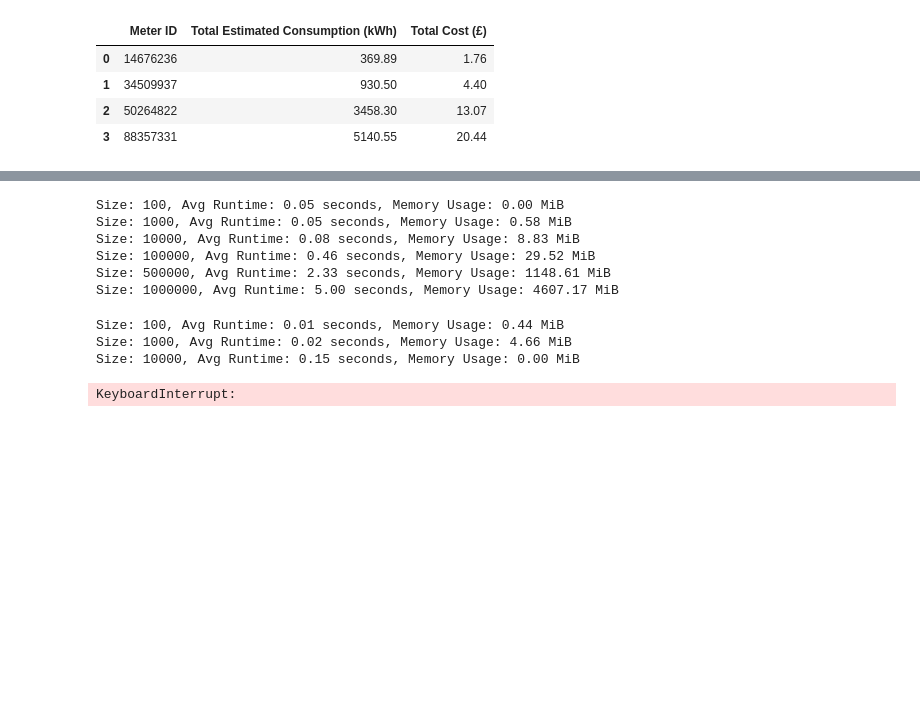
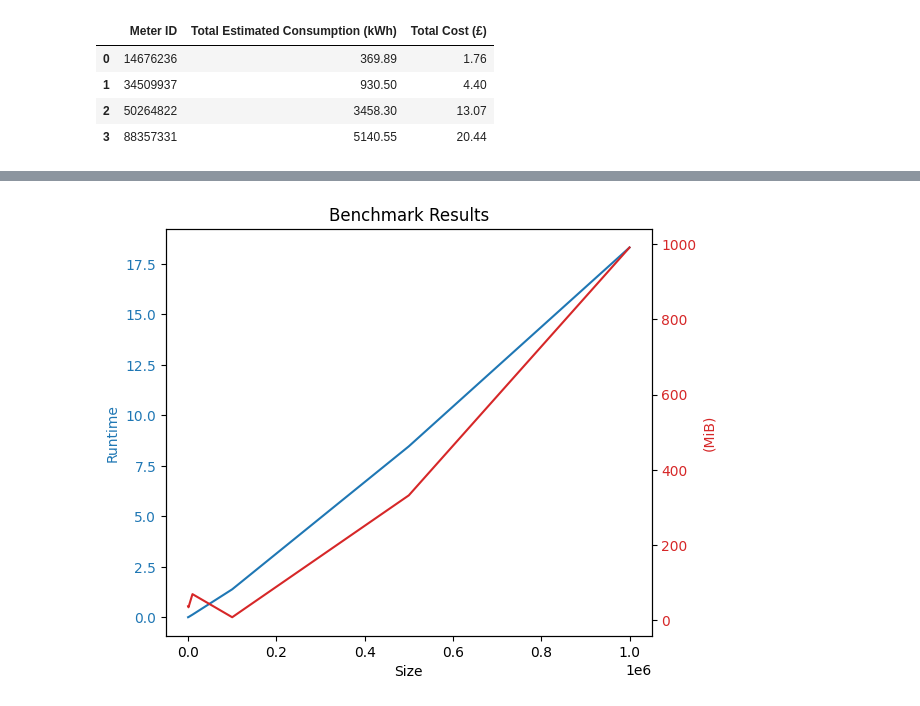
Before and after one commit to katiekimaram/python-assessment, a Jupyter notebook: revision.ipynb, the cells around one changed output, grey strips where cells are left out. Cells and saved outputs as stored; diff of their text form; code cells hidden in the pictures; blank space fills up the shorter version.

Commit message:
added benchmark graph

```diff
--- a/revision.ipynb
+++ b/revision.ipynb
@@ -152,13 +135,14 @@ from memory_profiler import memory_usage
 def benchmark(fn, size, seed=42, days=30):
     m = gen_meter_list(size, ez, seed)
     c = gen_consumption_list(m, '2024-01-01', days)
+    rates = read_csv("./data/rate.csv")
 
     # execution time
-    exe_time = timeit.timeit(lambda: fn(m,c), number=10)
+    exe_time = timeit.timeit(lambda: fn(rates,m,c), number=10)
     avg_time = exe_time / 10
 
     # memory usage
-    mem = memory_usage((calc_cost, (m, c)), max_iterations=1)
+    mem = memory_usage((calc_cost, (rates, m, c)), max_iterations=1)
     avg_mem = max(mem) - min(mem)
 
     return avg_time, avg_mem
@@ -170,8 +154,10 @@ def benchmark_test(fn):
 
     for size in sizes:
         runtime, mem_usage = benchmark(fn, size)
-        results.append((size, runtime))
+        results.append([size, runtime, mem_usage])
         print(f"Size: {size}, Avg Runtime: {runtime:.2f} seconds, Memory Usage: {mem_usage:.2f} MiB")
 
-benchmark_test(calc_cost)
+    return results
+
+matrix = benchmark_test(calc_cost)
 # %% [output]
@@ -184,65 +171,30 @@ Size: 1000000, Avg Runtime: 19.37 seconds, Memory Usage: 1002.69 MiB
-# %%
-import dask.dataframe as dd
-
-def calc_cost_dask(meter, consumption):
-    meter_dask = dd.from_pandas(meter, npartitions=4)
-    consumption_dask = dd.from_pandas(consumption, npartitions=4)
-
-    meters_and_consumption = dd.merge(meter_dask, consumption_dask, on='meter_id')
-
-    meters_and_consumption['rate_p_per_kwh'] = meters_and_consumption['aq_kwh'] / meters_and_consumption['kwh']
-    meters_and_consumption['daily_charge'] = meters_and_consumption['rate_p_per_kwh'] * meters_and_consumption['kwh']
-
-    grouped = meters_and_consumption.groupby('meter_id').agg({
-        'daily_charge': 'sum',
-        'kwh': 'sum'
-    }).compute()
-
-    grouped['daily_charge'] *= 0.01
-
-    grouped = grouped.reset_index()
-    grouped.columns = ['Meter ID', 'Total Cost (£)', 'Total Estimated Consumption (kWh)']
-
-    return grouped.map(format_value)
-
-# Run benchmark for Dask function
-benchmark_test(calc_cost_dask)
-# %% [output]
-Size: 100, Avg Runtime: 0.05 seconds, Memory Usage: 0.00 MiB
-Size: 1000, Avg Runtime: 0.05 seconds, Memory Usage: 0.58 MiB
-Size: 10000, Avg Runtime: 0.08 seconds, Memory Usage: 8.83 MiB
-Size: 100000, Avg Runtime: 0.46 seconds, Memory Usage: 29.52 MiB
-Size: 500000, Avg Runtime: 2.33 seconds, Memory Usage: 1148.61 MiB
-Size: 1000000, Avg Runtime: 5.00 seconds, Memory Usage: 4607.17 MiB
 # %%
-import matplotlib.pyplot as pt
+import matplotlib.pyplot as plt
 
-def plot_benchmark_results(sizes, runtimes, mem_usages):
+def plot_benchmark_results(matrix):
+    sizes = [row[0] for row in matrix]
+    runtimes = [row[1] for row in matrix]
+    mem_usages = [row[2] for row in matrix]
+
     fig, ax1 = plt.subplots()
 
     color = 'tab:blue'
-    ax1.set_xlabel('Dataset Size')
-    ax1.set_ylabel('Average Runtime (s)', color=color)
+    ax1.set_xlabel('Size')
+    ax1.set_ylabel('Runtime', color=color)
     ax1.plot(sizes, runtimes, color=color)
     ax1.tick_params(axis='y', labelcolor=color)
 
     ax2 = ax1.twinx()
     color = 'tab:red'
-    ax2.set_ylabel('Memory Usage (MiB)', color=color)
+    ax2.set_ylabel('(MiB)', color=color)
     ax2.plot(sizes, mem_usages, color=color)
     ax2.tick_params(axis='y', labelcolor=color)
 
     fig.tight_layout()
     plt.title('Benchmark Results')
     plt.show()
 
-# Run the benchmark test
-sizes, runtimes, mem_usages = benchmark_test(calc_cost)
-
 # Plot the results
-plot_benchmark_results(sizes, runtimes, mem_usages)
+plot_benchmark_results(matrix)
 # %% [output]
-Size: 100, Avg Runtime: 0.01 seconds, Memory Usage: 0.44 MiB
-Size: 1000, Avg Runtime: 0.02 seconds, Memory Usage: 4.66 MiB
-Size: 10000, Avg Runtime: 0.15 seconds, Memory Usage: 0.00 MiB
-KeyboardInterrupt:
+[figure, added]
```
Also changed, not shown: parts of 5 cells of this notebook.
